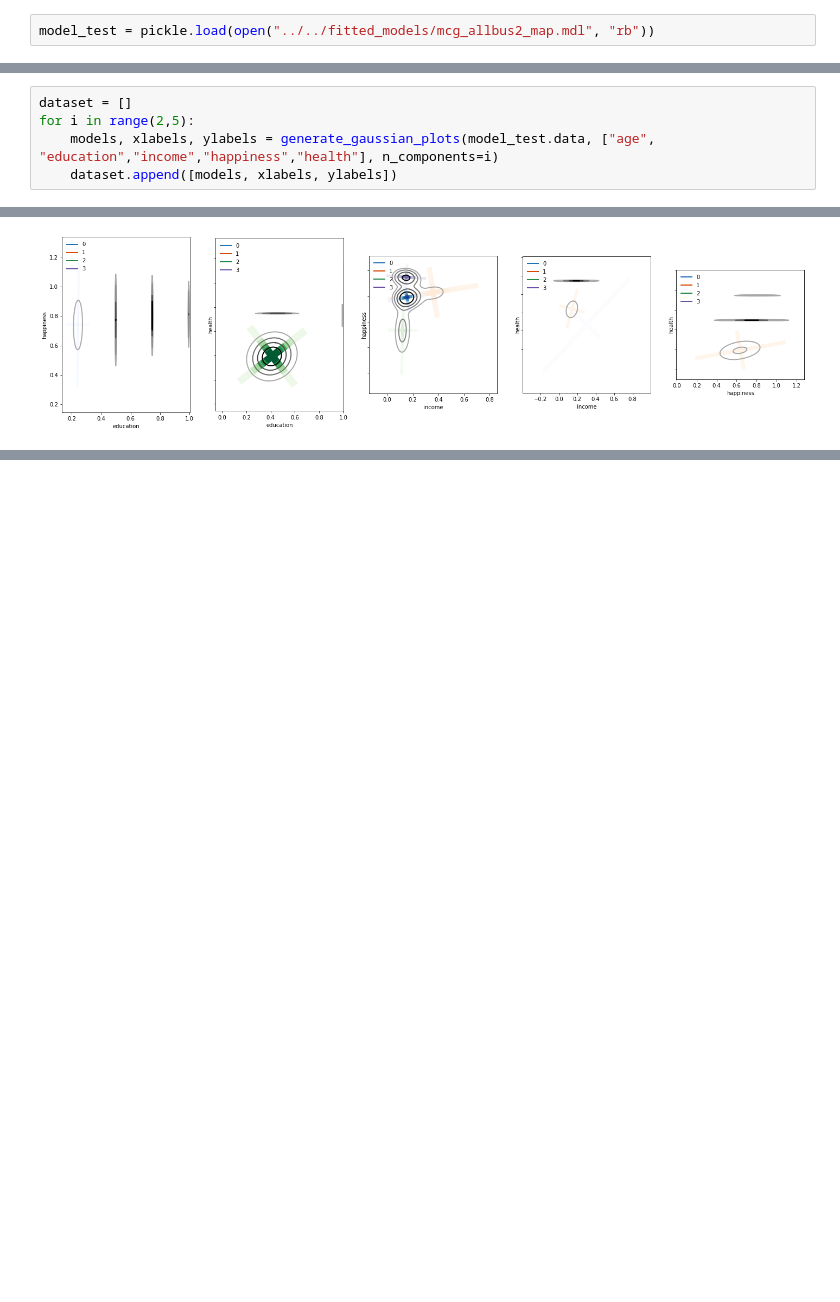
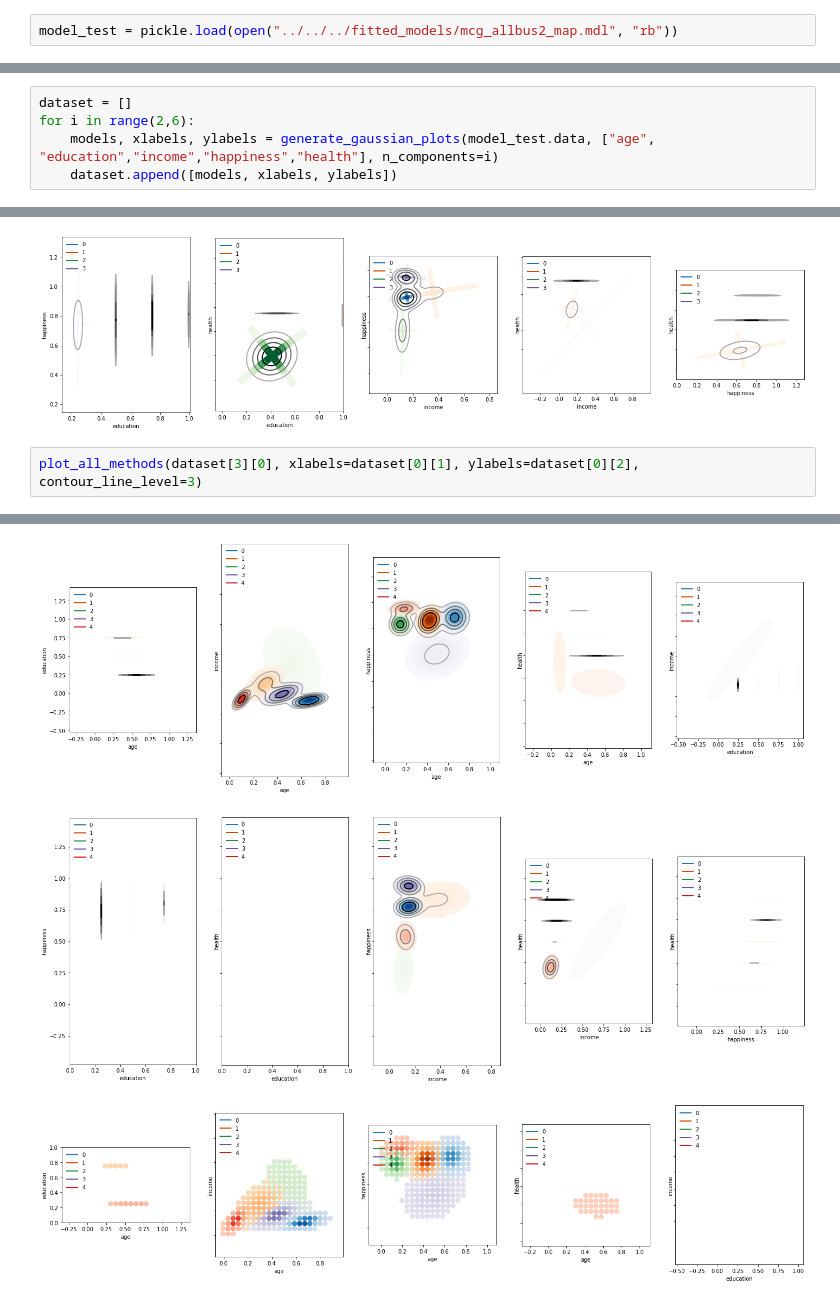
Before and after one commit to asver12/contour-maps-visualization, a Jupyter notebook: examples/mixture_model_data/mixture_model_allbus2.ipynb, the cells around one changed output, grey strips where cells are left out. Cells and saved outputs as stored; diff of their text form; blank space fills up the shorter version.

```diff
--- a/examples/mixture_model_data/mixture_model_allbus2.ipynb
+++ b/examples/mixture_model_data/mixture_model_allbus2.ipynb
@@ -14,5 +14,5 @@ from contour_visualization import ModelbaseDistribution, picture_plot, MixtureMo
 # %%
-model_test = pickle.load(open("../../fitted_models/mcg_allbus2_map.mdl", "rb"))
+model_test = pickle.load(open("../../../fitted_models/mcg_allbus2_map.mdl", "rb"))
 # %%
 model_test.data
 # %% [output]
@@ -50,7 +50,7 @@ def generate_gaussian_plots(data, columns, n_components):
     return models, xlabels, ylabels
 # %%
 dataset = []
-for i in range(2,5):
+for i in range(2,6):
     models, xlabels, ylabels = generate_gaussian_plots(model_test.data, ["age", "education","income","happiness","health"], n_components=i)
     dataset.append([models, xlabels, ylabels])
 # %% [output]
@@ -118,3 +118,6 @@ plot_all_methods(dataset[2][0], xlabels=dataset[0][1], ylabels=dataset[0][2], co
 [figure]
 [figure]
 [figure]
+# %%
+plot_all_methods(dataset[3][0], xlabels=dataset[0][1], ylabels=dataset[0][2], contour_line_level=3)
+# %% [output]
@@ -120,0 +141,3 @@ plot_all_methods(dataset[2][0], xlabels=dataset[0][1], ylabels=dataset[0][2], co
+[figure, added]
+[figure, added]
+[figure, added]
```
Also changed, not shown: parts of 3 cells of this notebook, 9 other files.
